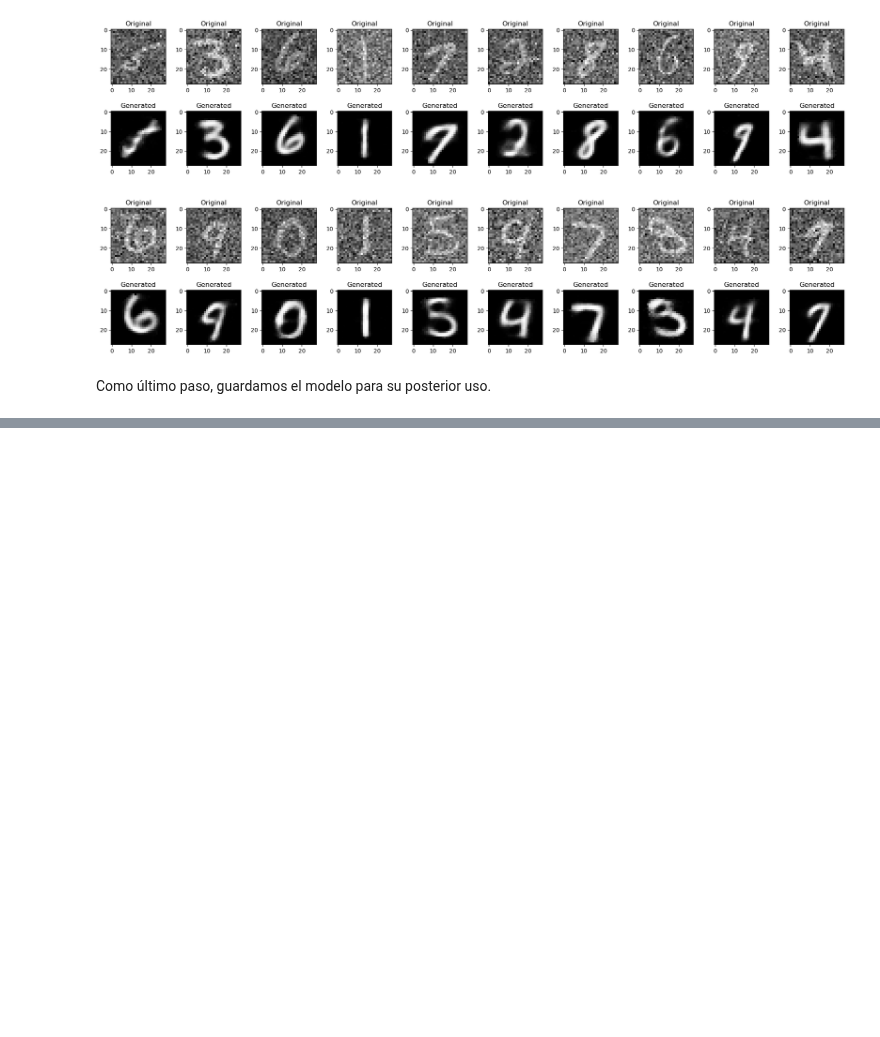
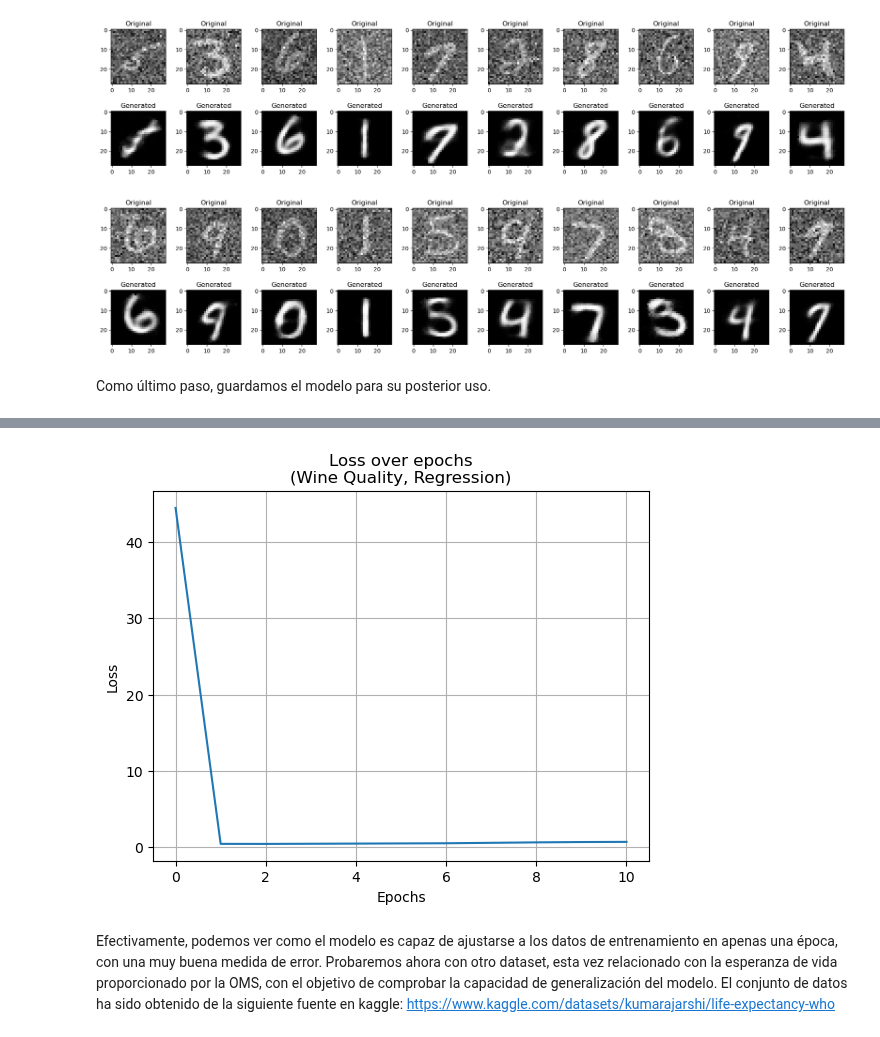
Before and after one commit to ricardocardn/NeuralNetworkImplementation, a Jupyter notebook: tests.ipynb, the cells around one changed output, grey strips where cells are left out. Saved outputs shown, nothing was run; the diff lists cells and outputs as text; code cells hidden in the pictures; blank space fills up the shorter version.

```diff
--- a/tests.ipynb
+++ b/tests.ipynb
@@ -391,0 +396,8 @@ NoiseRedAutoencoder.save('models/NoiseRedAutoencoder_0.4std')
+# %%
+from ucimlrepo import fetch_ucirepo
+wine_quality = fetch_ucirepo(id=186)
+
+X = wine_quality.data.features
+y = wine_quality.data.targets
+
+X
@@ -391,0 +434,7 @@ NoiseRedAutoencoder.save('models/NoiseRedAutoencoder_0.4std')
+# %%
+X_train, X_test, y_train, y_test = train_test_split(X, y, random_state = 0)
+
+X_train = np.array(X_train)
+X_test = np.array(X_test)
+y_train = np.array(y_train)
+y_test = np.array(y_test)
@@ -391,0 +443,10 @@ NoiseRedAutoencoder.save('models/NoiseRedAutoencoder_0.4std')
+# %%
+wine_quality_nn = NeuralNetwork()
+wine_quality_nn.set(SequentialLayer(11, 20, activation=activation_functions.sigmoid,
+                                activation_derivate=activation_functions.sigmoid_derivate))
+wine_quality_nn.set(SequentialLayer(20, 20, activation=activation_functions.sigmoid,
+                                activation_derivate=activation_functions.sigmoid_derivate))
+wine_quality_nn.set(SequentialLayer(20, 20, activation=activation_functions.sigmoid,
+                                activation_derivate=activation_functions.sigmoid_derivate))
+wine_quality_nn.set(SequentialLayer(20, 1, activation=activation_functions.identity,
+                                activation_derivate=activation_functions.mse_derivate2))
@@ -391,0 +457,6 @@ NoiseRedAutoencoder.save('models/NoiseRedAutoencoder_0.4std')
+# %%
+loss = generative_optimizers.gradient_descent_regression(wine_quality_nn,
+                                               X_train,
+                                               y_train,
+                                               epochs=10,
+                                               learning_rate=0.001);
@@ -391,0 +475,11 @@ NoiseRedAutoencoder.save('models/NoiseRedAutoencoder_0.4std')
+# %%
+plt.plot(loss)
+plt.title('Loss over epochs\n(Wine Quality, Regression)')
+plt.xlabel('Epochs')
+plt.ylabel('Loss')
+plt.grid()
+plt.show()
+# %% [output]
+[figure, added]
+# %% [markdown]
+Efectivamente, podemos ver como el modelo es capaz de ajustarse a los datos de entrenamiento en apenas una época, con una muy buena medida de error. Probaremos ahora con otro dataset, esta vez relacionado con la esperanza de vida proporcionado por la OMS, con el objetivo de comprobar la capacidad de generalización del modelo. El conjunto de datos ha sido obtenido de la siguiente fuente en kaggle:  https://www.kaggle.com/datasets/kumarajarshi/life-expectancy-who
```
Also changed, not shown: parts of 33 cells of this notebook, 11 other files.
